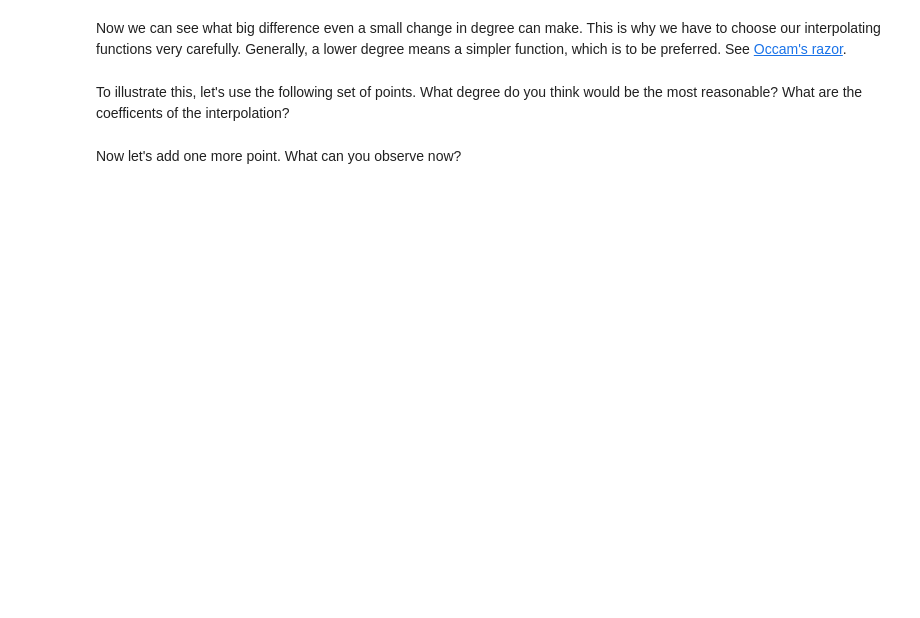
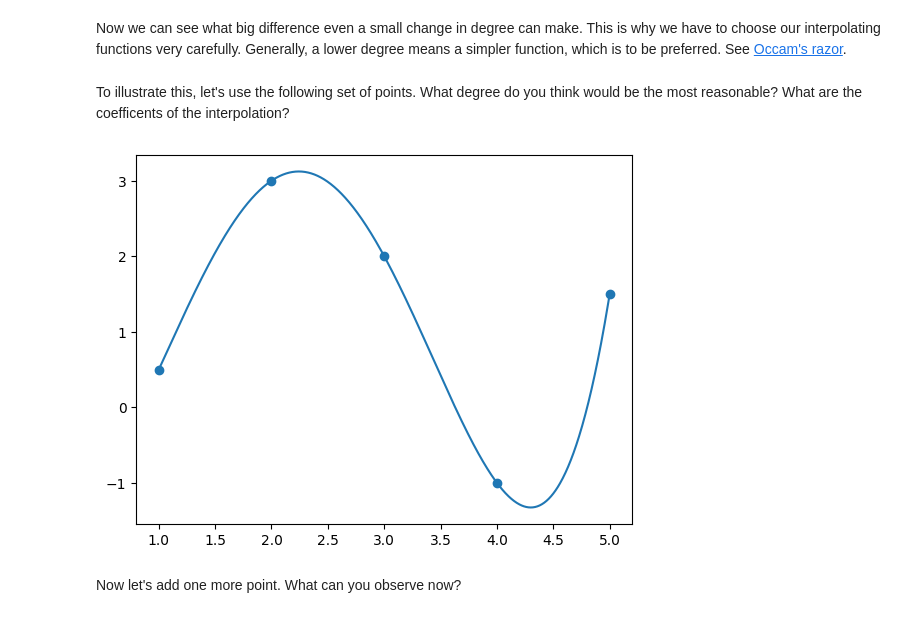
Before and after one commit to b4ich3v/Softuni, a Jupyter notebook: math_for_developers/linear_algebra/Linear-Algebra-Exercise.ipynb, the cells around one changed output. Drawn from its saved outputs; the diff is of its cells as text; code cells hidden in the pictures; blank space fills up the shorter version.

```diff
--- a/math_for_developers/linear_algebra/Linear-Algebra-Exercise.ipynb
+++ b/math_for_developers/linear_algebra/Linear-Algebra-Exercise.ipynb
@@ -72,8 +103,23 @@ def interpolate_polynomial(points, degree, min_x, max_x):
     degree - the polynomial degree
     min_x, max_x - range of x values used to plot the interpolating polynomial
     """
-    # Write your code here
-    pass
+    x_poly_coordinates = []
+    y_poly_coordinates = []
+
+    for i in range(0, len(points)):
+        x_poly_coordinates.append(points[i][0])
+        y_poly_coordinates.append(points[i][1])
+
+    polynomial = Polynomial.fit(x_poly_coordinates, y_poly_coordinates, degree)
+    x_coordinates = np.linspace(min_x, max_x, 1000)
+    y_coordinates = []
+
+    for i in range(0, len(x_coordinates)):
+        y_coordinates.append(polynomial(x_coordinates[i]))
+
+    scater_points(x_poly_coordinates, y_poly_coordinates)
+    plt.plot(x_coordinates, y_coordinates)
+    plt.show()
 # %%
 points = np.array([(0, 0), (1, 0.8), (2, 0.9), (3, 0.1), (4, -0.8), (5, -1.0)])
 interpolate_polynomial(points, len(points) - 1, np.min(points[:, 0]), np.max(points[:, 0]))
@@ -117,7 +182,9 @@ Now we can see what big difference even a small change in degree can make. This
 To illustrate this, let's use the following set of points. What degree do you think would be the most reasonable? What are the coefficents of the interpolation?
 # %%
 points = np.array([(1, 0.5), (2, 3), (3, 2), (4, -1), (5, 1.5)])
-# TODO: Write your code here
+interpolate_polynomial(points, len(points) - 1, np.min(points[:, 0]), np.max(points[:, 0]))
+# %% [output]
+[figure, added]
 # %% [markdown]
 Now let's add one more point. What can you observe now?
 # %%
```
Also changed, not shown: parts of 16 cells of this notebook.
